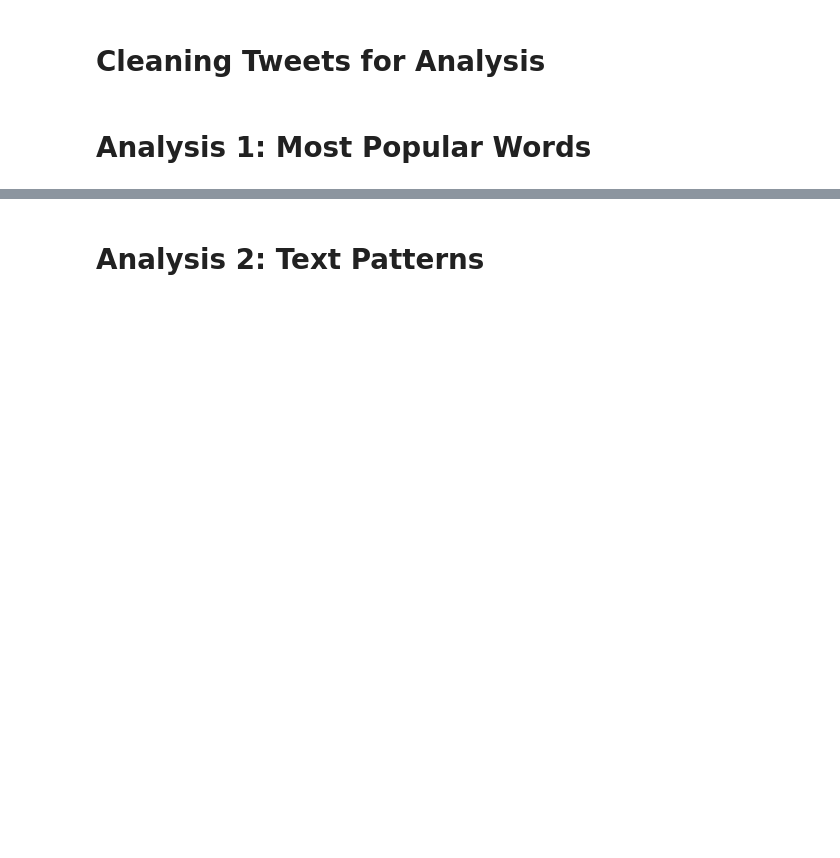
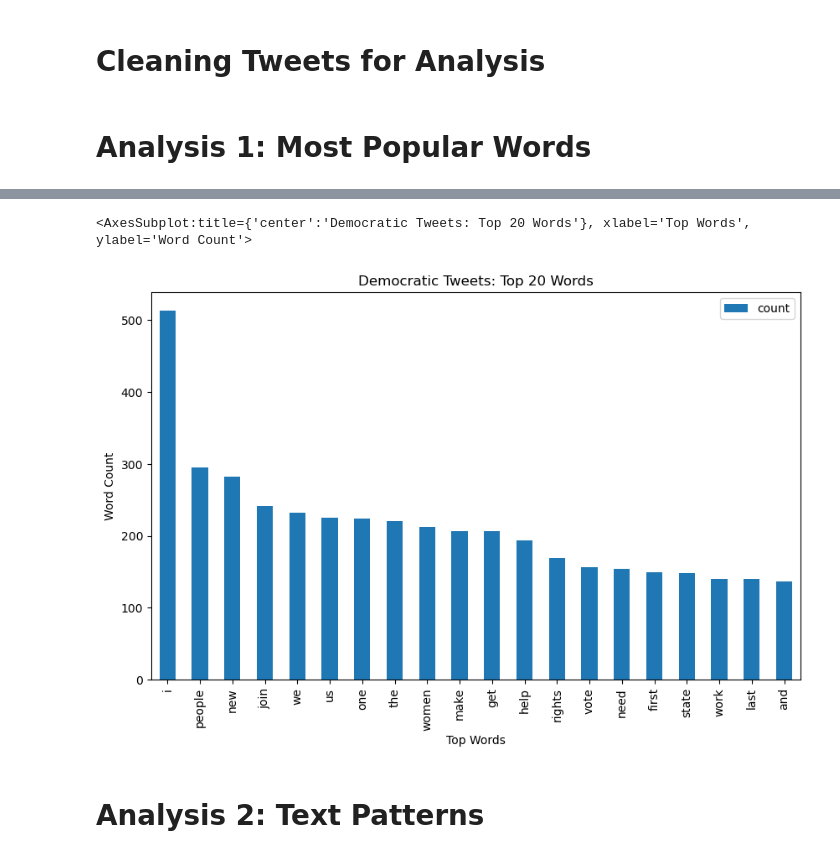
Before and after one commit to Oren-Fanok/Acquire-and-Analyze-Data-Engineering-Project, a Jupyter notebook: Acquire and Analyze.ipynb, the cells around one changed output, grey strips where cells are left out. Saved outputs shown, nothing was run; the diff lists cells and outputs as text; code cells hidden in the pictures; blank space fills up the shorter version.

```diff
--- a/Acquire and Analyze.ipynb
+++ b/Acquire and Analyze.ipynb
@@ -216,3 +233,9 @@ ValueError: Buffer has wrong number of dimensions (expected 1, got 2)
+# %%
+dem_words_df.plot(kind='bar', figsize=(10,6), x='word', y='count', ylabel='Word Count',xlabel='Top Words',
+                    title='Democratic Tweets: Top 20 Words')
+# %% [output]
+<AxesSubplot:title={'center':'Democratic Tweets: Top 20 Words'}, xlabel='Top Words', ylabel='Word Count'>
+[figure, added]
 # %% [markdown]
 # Analysis 2: Text Patterns
 # %% [markdown]
```
Also changed, not shown: parts of 12 cells of this notebook.
